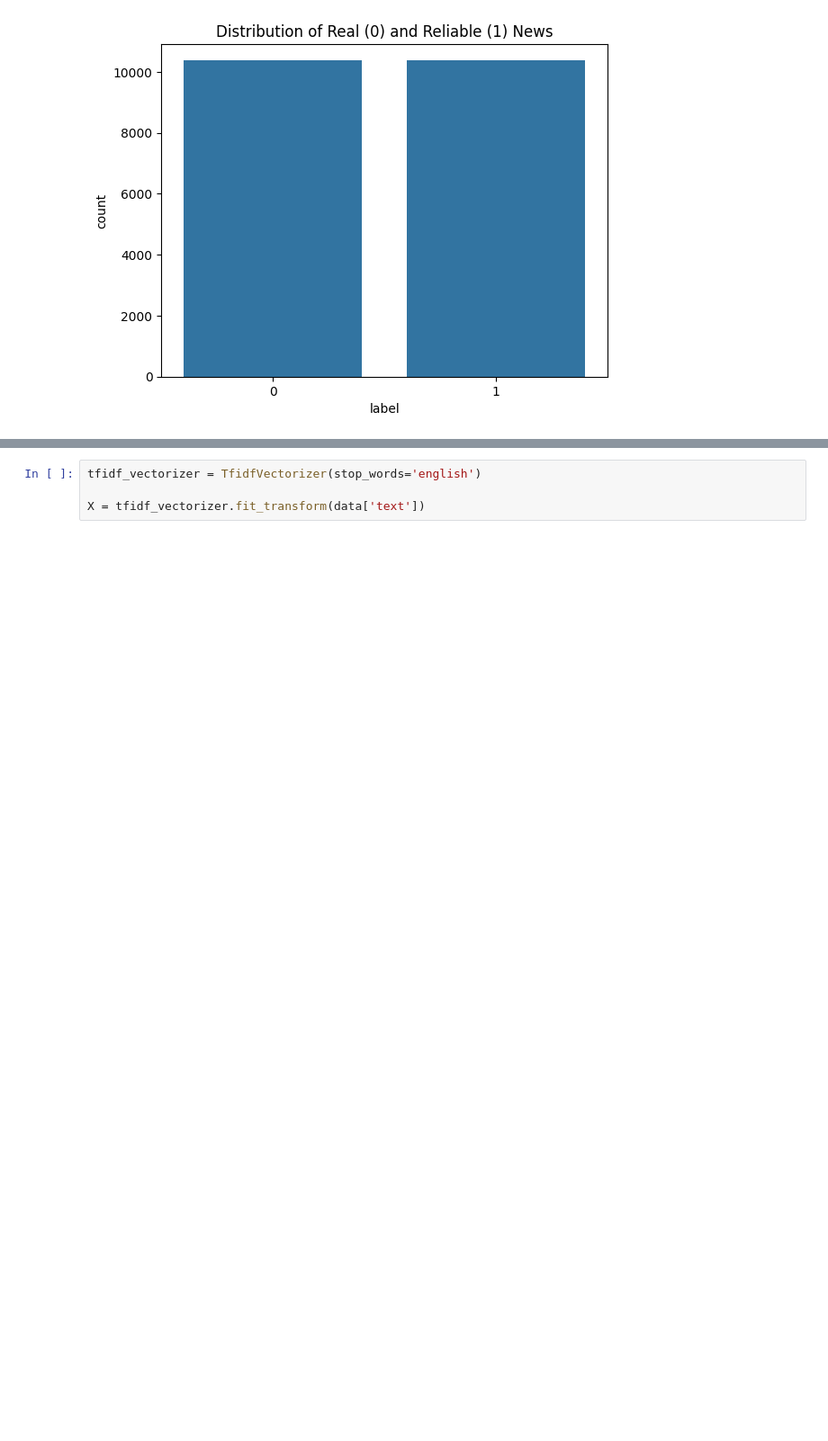
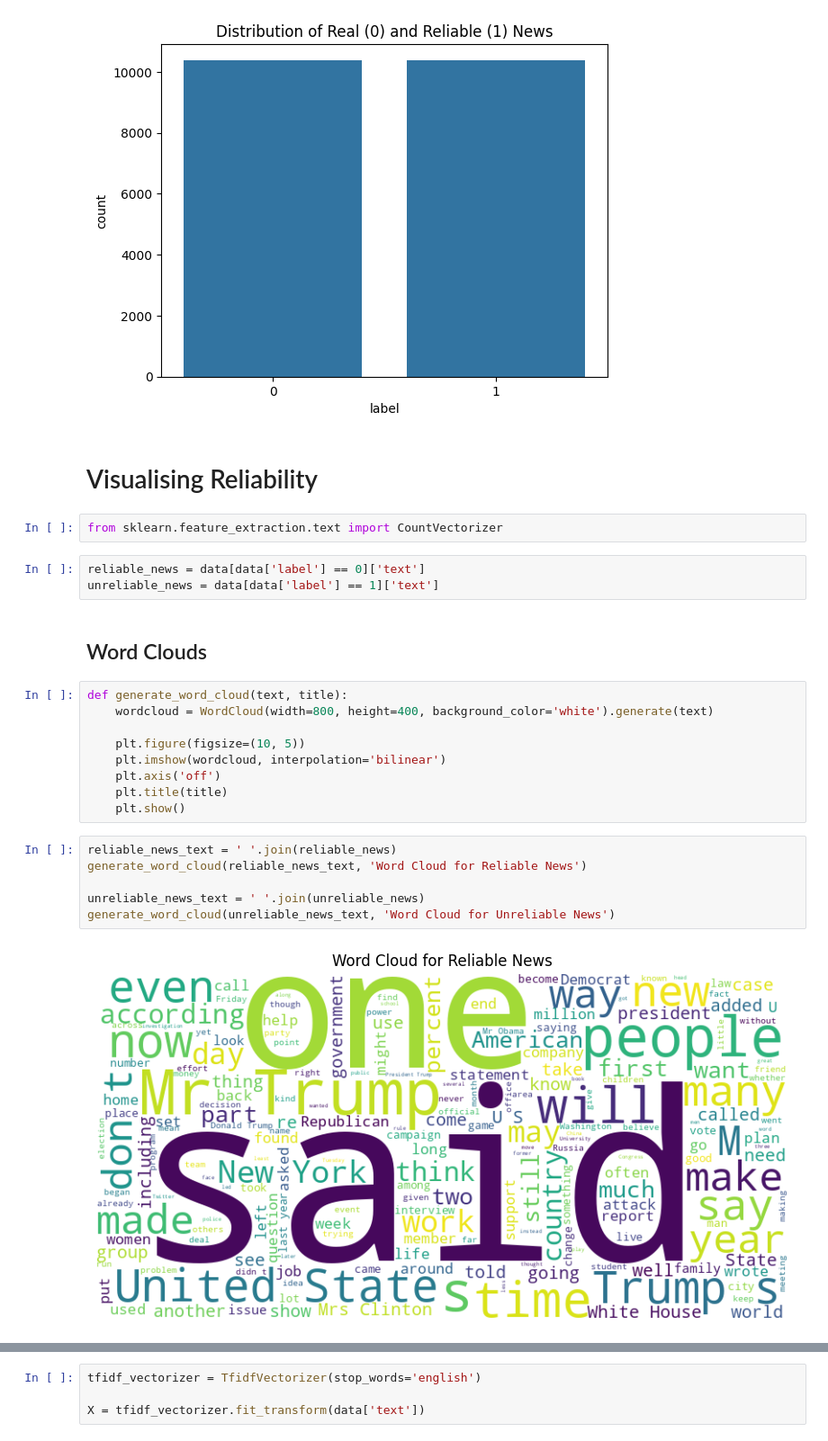
Before and after one commit to raum30/fake-news, a Jupyter notebook: notebook.ipynb, the cells around one changed output, grey strips where cells are left out. Shown at 90% size. Drawn from its saved outputs; the diff is of its cells as text; blank space fills up the shorter version.

```diff
--- a/notebook.ipynb
+++ b/notebook.ipynb
@@ -114,3 +114,29 @@ plt.title('Distribution of Real (0) and Reliable (1) News')
 plt.show()
 # %% [output]
 [figure]
+# %% [markdown]
+# Visualising Reliability
+# %%
+from sklearn.feature_extraction.text import CountVectorizer
+# %%
+reliable_news = data[data['label'] == 0]['text']
+unreliable_news = data[data['label'] == 1]['text']
+# %% [markdown]
+## Word Clouds
+# %%
+def generate_word_cloud(text, title):
+    wordcloud = WordCloud(width=800, height=400, background_color='white').generate(text)
+
+    plt.figure(figsize=(10, 5))
+    plt.imshow(wordcloud, interpolation='bilinear')
+    plt.axis('off')
+    plt.title(title)
+    plt.show()
+# %%
+reliable_news_text = ' '.join(reliable_news)
+generate_word_cloud(reliable_news_text, 'Word Cloud for Reliable News')
+
+unreliable_news_text = ' '.join(unreliable_news)
+generate_word_cloud(unreliable_news_text, 'Word Cloud for Unreliable News')
+# %% [output]
+[figure, added]
```
Also changed, not shown: parts of 26 cells of this notebook.
